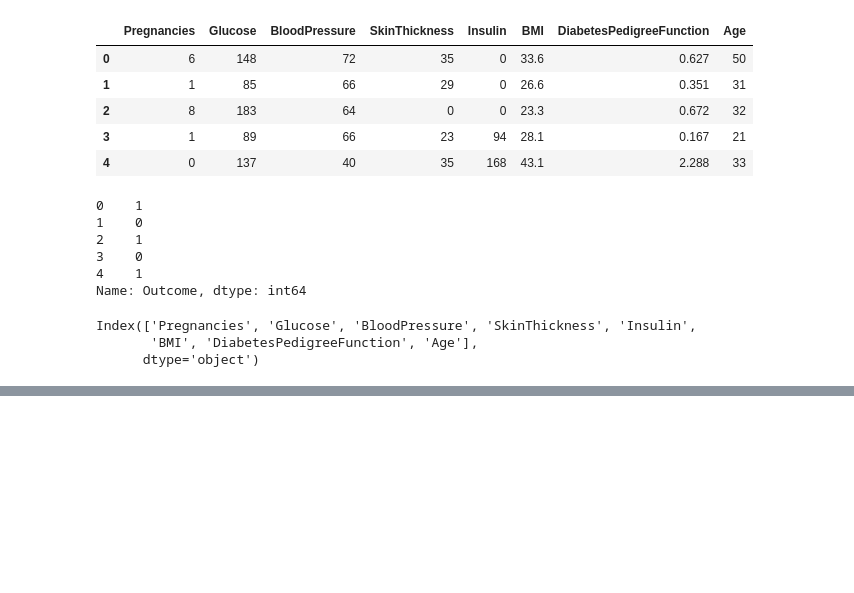
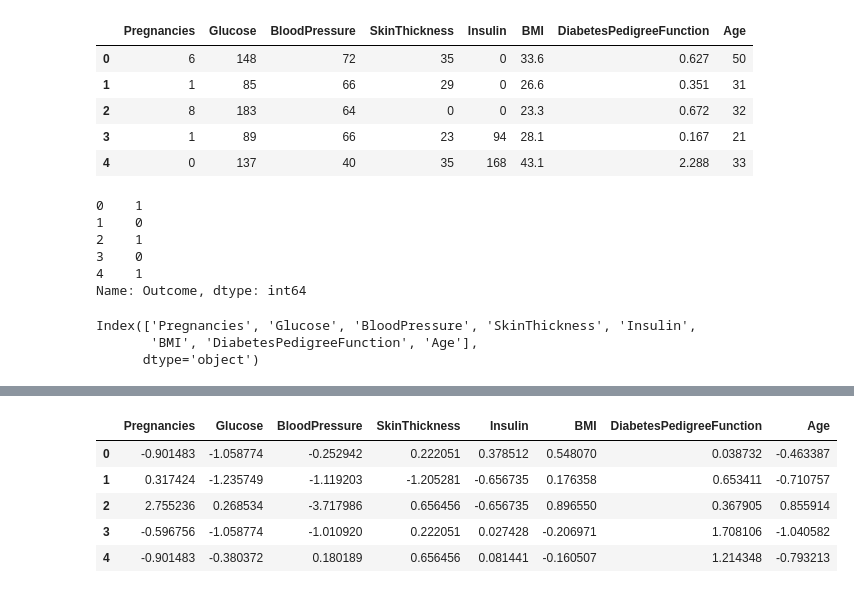
Before and after one commit to DineshAnalyticsandAI/Diabetes-Detection, a Jupyter notebook: Diabetes_Detection.ipynb, the cells around one changed output, grey strips where cells are left out. Drawn from its saved outputs; the diff is of its cells as text; code cells hidden in the pictures; blank space fills up the shorter version.

```diff
--- a/Diabetes_Detection.ipynb
+++ b/Diabetes_Detection.ipynb
@@ -325,0 +346,9 @@ Index(['Pregnancies', 'Glucose', 'BloodPressure', 'SkinThickness', 'Insulin',
+# %%
+x_test.head(5)
+# %% [output]
+|  | Pregnancies | Glucose | BloodPressure | SkinThickness | Insulin | BMI | DiabetesPedigreeFunction | Age |
+| 0 | -0.901483 | -1.058774 | -0.252942 | 0.222051 | 0.378512 | 0.548070 | 0.038732 | -0.463387 |
+| 1 | 0.317424 | -1.235749 | -1.119203 | -1.205281 | -0.656735 | 0.176358 | 0.653411 | -0.710757 |
+| 2 | 2.755236 | 0.268534 | -3.717986 | 0.656456 | -0.656735 | 0.896550 | 0.367905 | 0.855914 |
+| 3 | -0.596756 | -1.058774 | -1.010920 | 0.222051 | 0.027428 | -0.206971 | 1.708106 | -1.040582 |
+| 4 | -0.901483 | -0.380372 | 0.180189 | 0.656456 | 0.081441 | -0.160507 | 1.214348 | -0.793213 |
```
Also changed, not shown: parts of 28 cells of this notebook.
